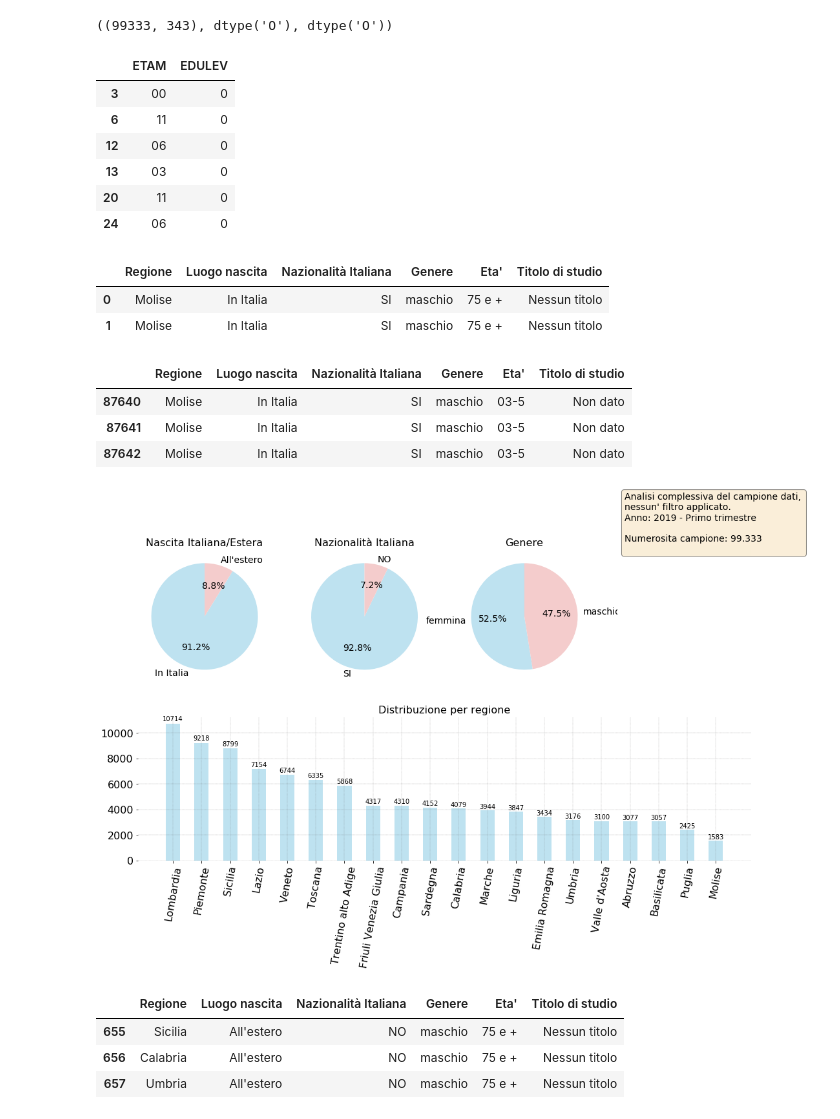
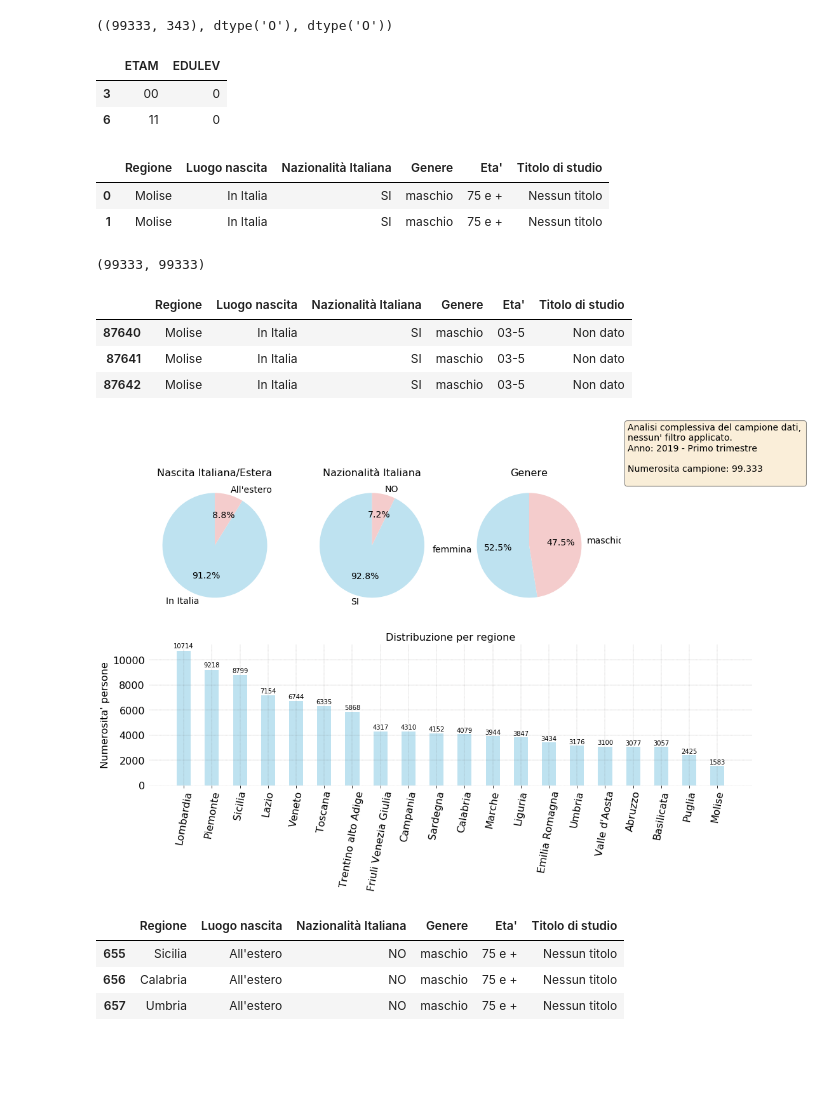
Before and after one commit to p-giovanni/ForzaLavoro, a Jupyter notebook: notebook/ForzaLavoro.ipynb, the cells around one changed output. Cells and saved outputs as stored; diff of their text form; code cells hidden in the pictures; blank space fills up the shorter version.

```diff
--- a/notebook/ForzaLavoro.ipynb
+++ b/notebook/ForzaLavoro.ipynb
@@ -135,15 +146,11 @@ file_prefix = "{y}-{q}-".format(y=year,q=quarter)
 # %%
 mask = df["ETAM"].isin(['00','03','06','11'])
 df['EDULEV'] = df['EDULEV'].apply(lambda row: "0" if row == ' ' else row)
-df[mask][["ETAM","EDULEV"]].head(6)
+df[mask][["ETAM","EDULEV"]].head(2)
 # %% [output]
 |  | ETAM | EDULEV |
 | 3 | 00 | 0 |
 | 6 | 11 | 0 |
-| 12 | 06 | 0 |
-| 13 | 03 | 0 |
-| 20 | 11 | 0 |
-| 24 | 06 | 0 |
 # %%
 # Put a value to EDULEV when it is space.
 #df['EDULEV'] = df['EDULEV'].apply(lambda row: "0" if row == ' ' else row)
@@ -166,6 +173,13 @@ df_red.head(2)
 |  | Regione | Luogo nascita | Nazionalità Italiana | Genere | Eta' | Titolo di studio |
 | 0 | Molise | In Italia | SI | maschio | 75 e + | Nessun titolo |
 | 1 | Molise | In Italia | SI | maschio | 75 e + | Nessun titolo |
+# %%
+# Data integrity check...
+reduced_df_tot_num = df_red.shape[0]
+assert reduced_df_tot_num == sample_tot_num, "After the join operations the number of rows must be the same."
+(reduced_df_tot_num, sample_tot_num)
+# %% [output]
+(99333, 99333)
 # %%
 #mask = df_red["ETAM"].isin(["00"  ,"03"   ,"06"    ,"11"])
 mask = df_red["Eta'"].isin(["0-2" ,"03-5" ,"06-10" ,"11-14"])
@@ -261,10 +275,13 @@ autolabel(rects_region, ax[4])
 ax[4].set_xticklabels(region_labels, rotation=80)
 ax[4].tick_params(axis='both', labelsize=16)
 ax[4].set_title("Distribuzione per regione", fontsize=16)
+ax[4].set_ylabel("Numerosita' persone", fontsize=16)
+
+remove_tick_lines('y', ax[4])
 
 plt.savefig(os.path.join(images_path,"{prefix}forza_lavoro_composizione.png".format(prefix=file_prefix)))
 # %% [output]
-[figure, old version]
+[figure, new version]
 # %%
 esteri_mask = df_red['Nazionalità Italiana'] != 'SI'
 italian_mask = df_red['Nazionalità Italiana'] == 'SI'
```
Also changed, not shown: parts of 7 cells of this notebook, 3 other files.
